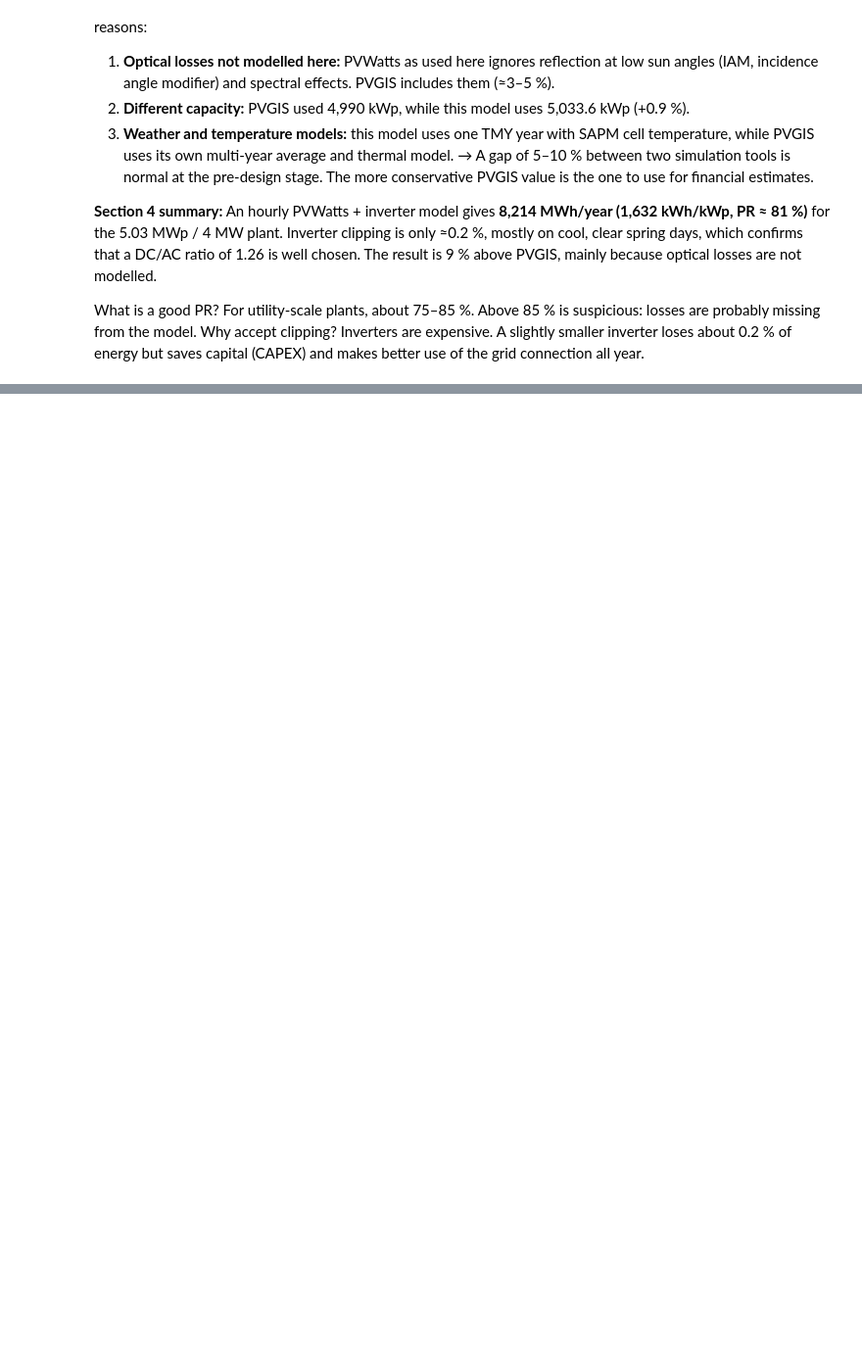
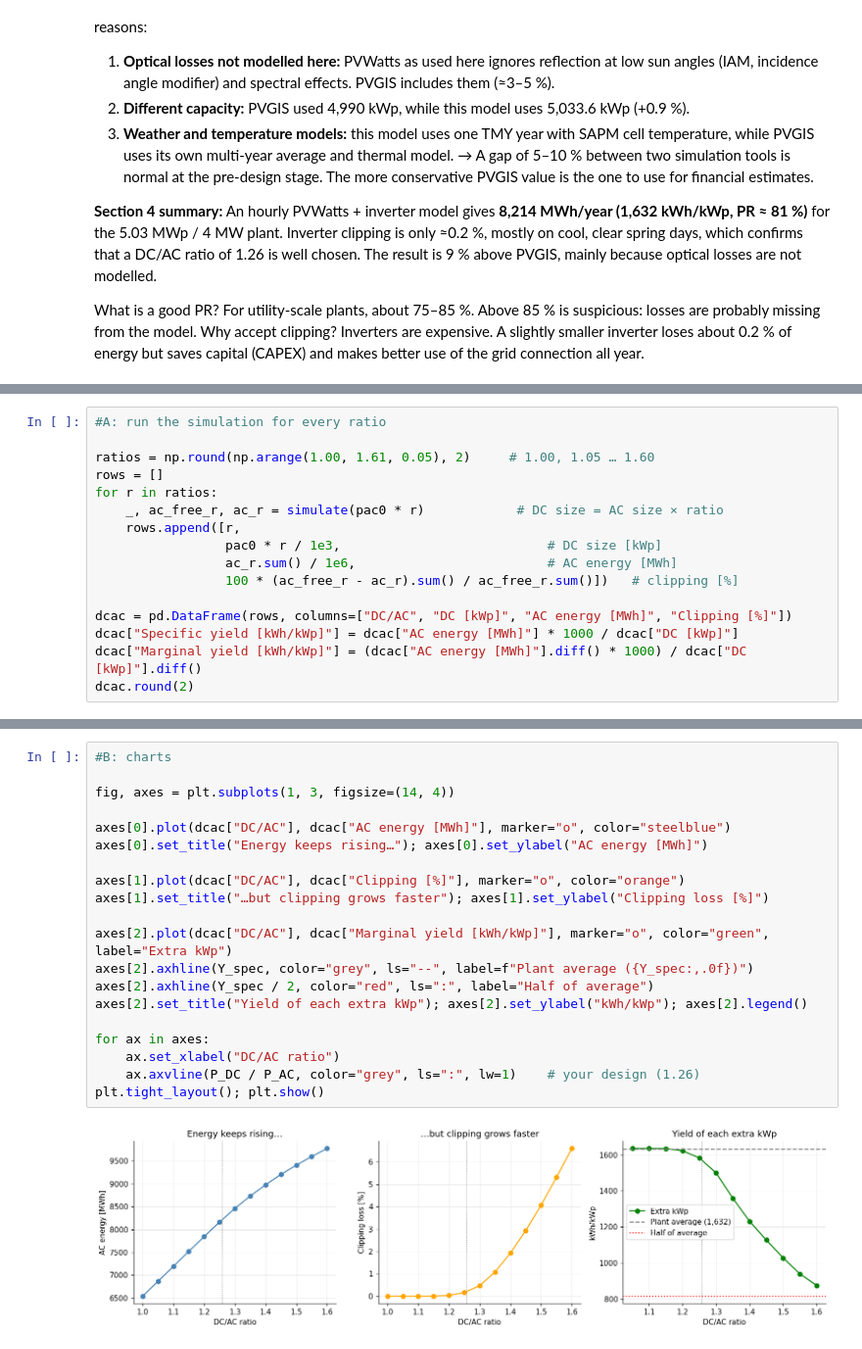
Before and after one commit to maduakordavid01-ui/solar-pv-python, a Jupyter notebook: 01_my_pv_simulation.ipynb, the cells around one changed output, grey strips where cells are left out. Shown at 98% size. Saved outputs shown, nothing was run; the diff lists cells and outputs as text; blank space fills up the shorter version.

Commit message:
Section 5: DC/AC ratio study

```diff
--- a/01_my_pv_simulation.ipynb
+++ b/01_my_pv_simulation.ipynb
@@ -473,0 +479,16 @@ Why accept clipping? Inverters are expensive. A slightly smaller inverter loses
+# %%
+#A: run the simulation for every ratio
+
+ratios = np.round(np.arange(1.00, 1.61, 0.05), 2)     # 1.00, 1.05 … 1.60
+rows = []
+for r in ratios:
+    _, ac_free_r, ac_r = simulate(pac0 * r)            # DC size = AC size × ratio
+    rows.append([r,
+                 pac0 * r / 1e3,                           # DC size [kWp]
+                 ac_r.sum() / 1e6,                         # AC energy [MWh]
+                 100 * (ac_free_r - ac_r).sum() / ac_free_r.sum()])   # clipping [%]
+
+dcac = pd.DataFrame(rows, columns=["DC/AC", "DC [kWp]", "AC energy [MWh]", "Clipping [%]"])
+dcac["Specific yield [kWh/kWp]"] = dcac["AC energy [MWh]"] * 1000 / dcac["DC [kWp]"]
+dcac["Marginal yield [kWh/kWp]"] = (dcac["AC energy [MWh]"].diff() * 1000) / dcac["DC [kWp]"].diff()
+dcac.round(2)
@@ -473,0 +516,22 @@ Why accept clipping? Inverters are expensive. A slightly smaller inverter loses
+# %%
+#B: charts
+
+fig, axes = plt.subplots(1, 3, figsize=(14, 4))
+
+axes[0].plot(dcac["DC/AC"], dcac["AC energy [MWh]"], marker="o", color="steelblue")
+axes[0].set_title("Energy keeps rising…"); axes[0].set_ylabel("AC energy [MWh]")
+
+axes[1].plot(dcac["DC/AC"], dcac["Clipping [%]"], marker="o", color="orange")
+axes[1].set_title("…but clipping grows faster"); axes[1].set_ylabel("Clipping loss [%]")
+
+axes[2].plot(dcac["DC/AC"], dcac["Marginal yield [kWh/kWp]"], marker="o", color="green", label="Extra kWp")
+axes[2].axhline(Y_spec, color="grey", ls="--", label=f"Plant average ({Y_spec:,.0f})")
+axes[2].axhline(Y_spec / 2, color="red", ls=":", label="Half of average")
+axes[2].set_title("Yield of each extra kWp"); axes[2].set_ylabel("kWh/kWp"); axes[2].legend()
+
+for ax in axes:
+    ax.set_xlabel("DC/AC ratio")
+    ax.axvline(P_DC / P_AC, color="grey", ls=":", lw=1)    # your design (1.26)
+plt.tight_layout(); plt.show()
+# %% [output]
+[figure, added]
```
Also changed, not shown: parts of 4 cells of this notebook.
